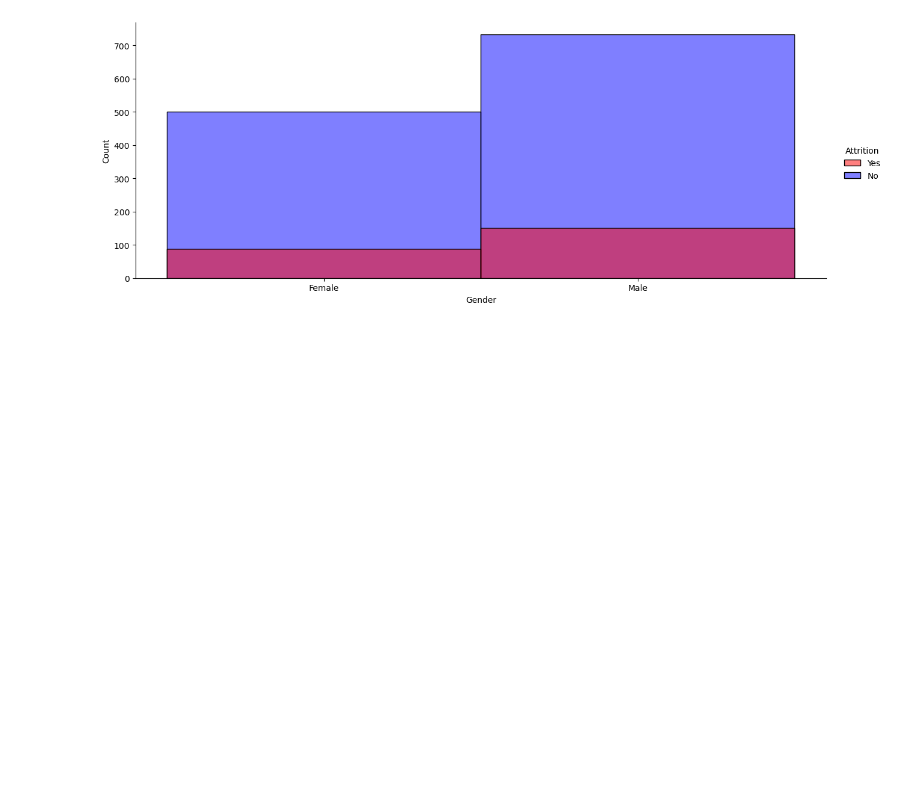
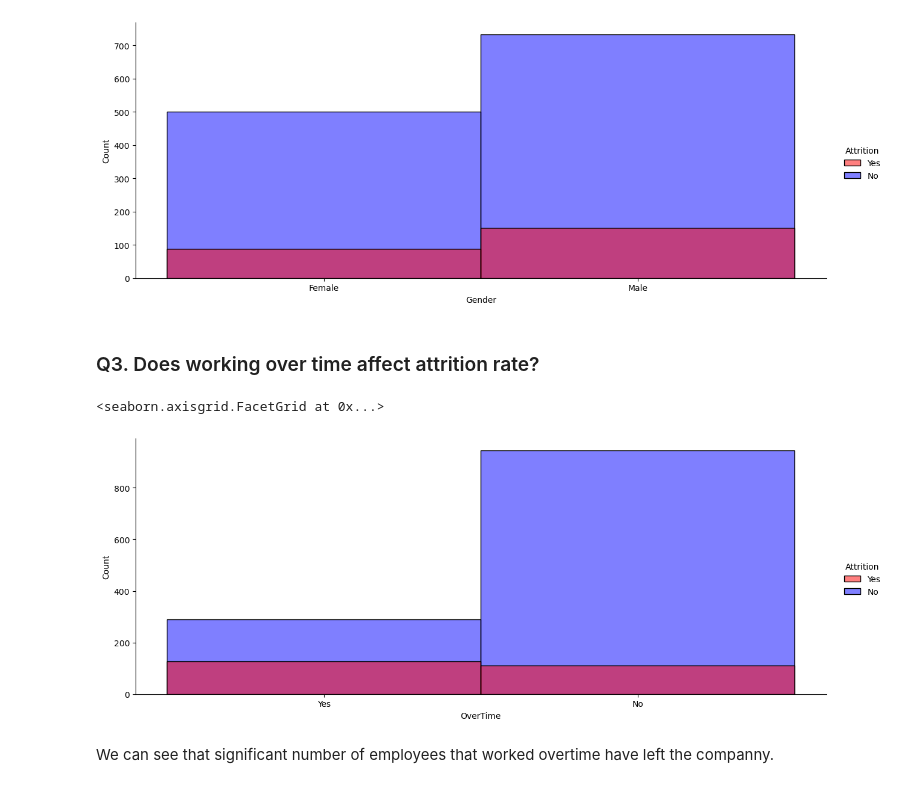
Before and after one commit to mbrigljevic/Employee-attrition-project-, a Jupyter notebook: Attrition in the company .ipynb, the cells around one changed output. Cells and saved outputs as stored; diff of their text form; code cells hidden in the pictures; blank space fills up the shorter version.

```diff
--- a/Attrition in the company .ipynb
+++ b/Attrition in the company .ipynb
@@ -182,3 +218,12 @@ sns.displot(df, x="Gender", hue="Attrition", palette={"Yes": "red", "No": "blue"
 # %% [output]
 <seaborn.axisgrid.FacetGrid at 0x...>
 [figure]
+# %% [markdown]
+### Q3. Does working over time affect attrition rate?
+# %%
+sns.displot(df, x="OverTime", hue="Attrition", palette={"Yes": "red", "No": "blue"}, aspect=2.5, bins=50)
+# %% [output]
+<seaborn.axisgrid.FacetGrid at 0x...>
+[figure, added]
+# %% [markdown]
+We can see that significant number of employees that worked overtime have left the companny.
```
Also changed, not shown: parts of 4 cells of this notebook.
